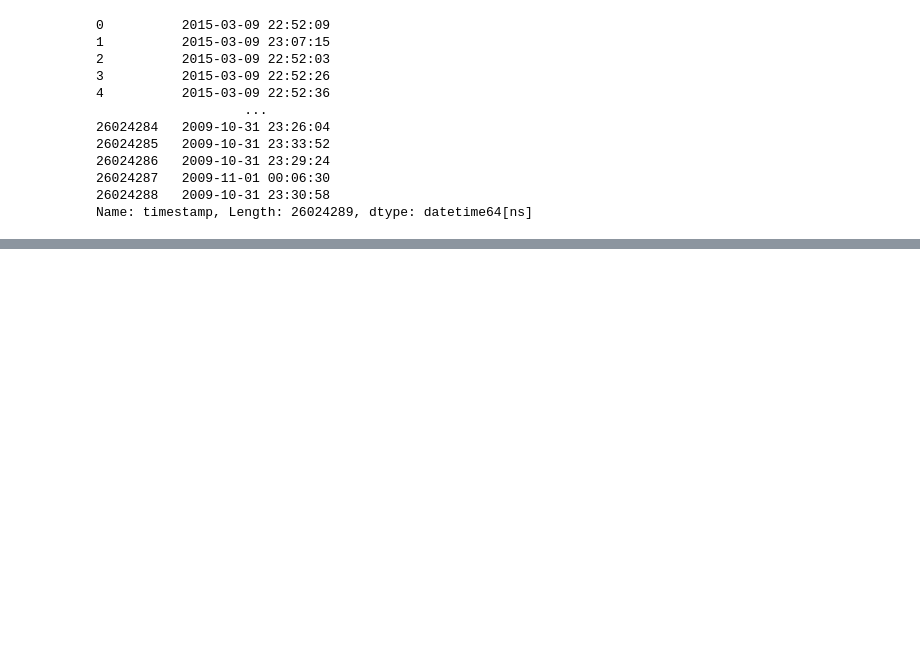
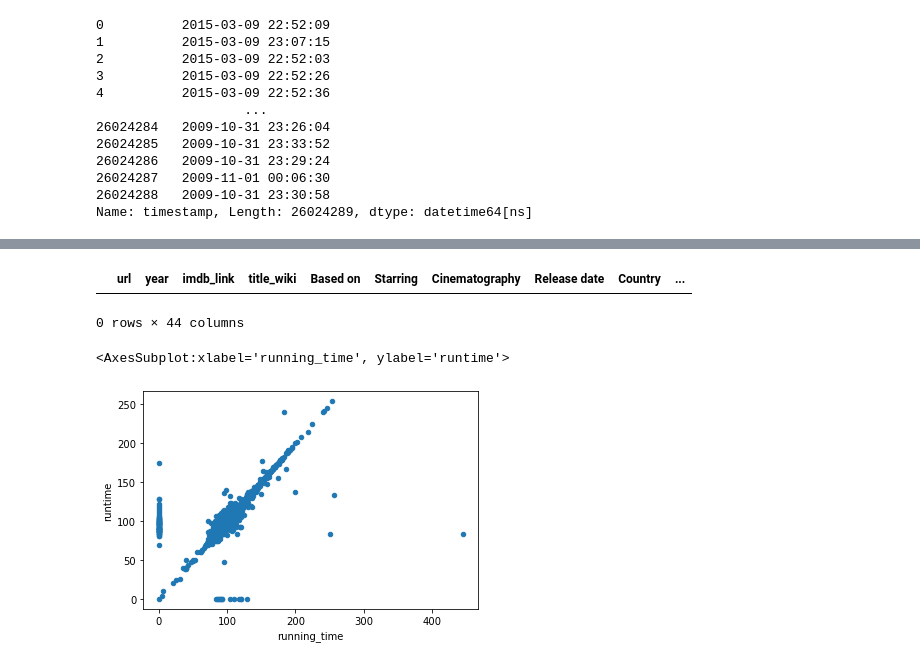
Before and after one commit to tiffcklai/Movies_ETL, a Jupyter notebook: Movies_ETL_Practice.ipynb, the cells around one changed output, grey strips where cells are left out. Cells and saved outputs as stored; diff of their text form; code cells hidden in the pictures; blank space fills up the shorter version.

Commit message:
Merge datasets

```diff
--- a/Movies_ETL_Practice.ipynb
+++ b/Movies_ETL_Practice.ipynb
@@ -799,0 +811,4 @@ ratings['rating'].describe()
+# %%
+# Print out list of columns to identify redundant columns
+movies_df = pd.merge(wiki_movies_df, kaggle_metadata, on='imdb_id', suffixes=['_wiki','_kaggle'])
+movies_df
@@ -799,0 +874,16 @@ ratings['rating'].describe()
+# %%
+# Both data sets look good - Kaggle data looks more consistent
+# Show any rows where title_kaggle is empty
+movies_df[(movies_df['title_kaggle'] == '') | (movies_df['title_kaggle'].isnull())]
+# No null values, drop Wikipedia titles
+# %% [output]
+|  | url | year | imdb_link | title_wiki | Based on | Starring | Cinematography | Release date | Country | ... |
+0 rows × 44 columns
+# %%
+# Look at running_time (W) vs. runtime (K) with a scatter plot (numeric)
+# Scatter plots to not inclue null values, need to inclue them as zeros
+movies_df.fillna(0).plot(x='running_time', y='runtime', kind='scatter')
+# More data points on origin of Y axis than origin of X axis - keep Kaggle and fill in missing data from Wikipedia
+# %% [output]
+<AxesSubplot:xlabel='running_time', ylabel='runtime'>
+[figure, added]
```
Also changed, not shown: parts of 22 cells of this notebook.
